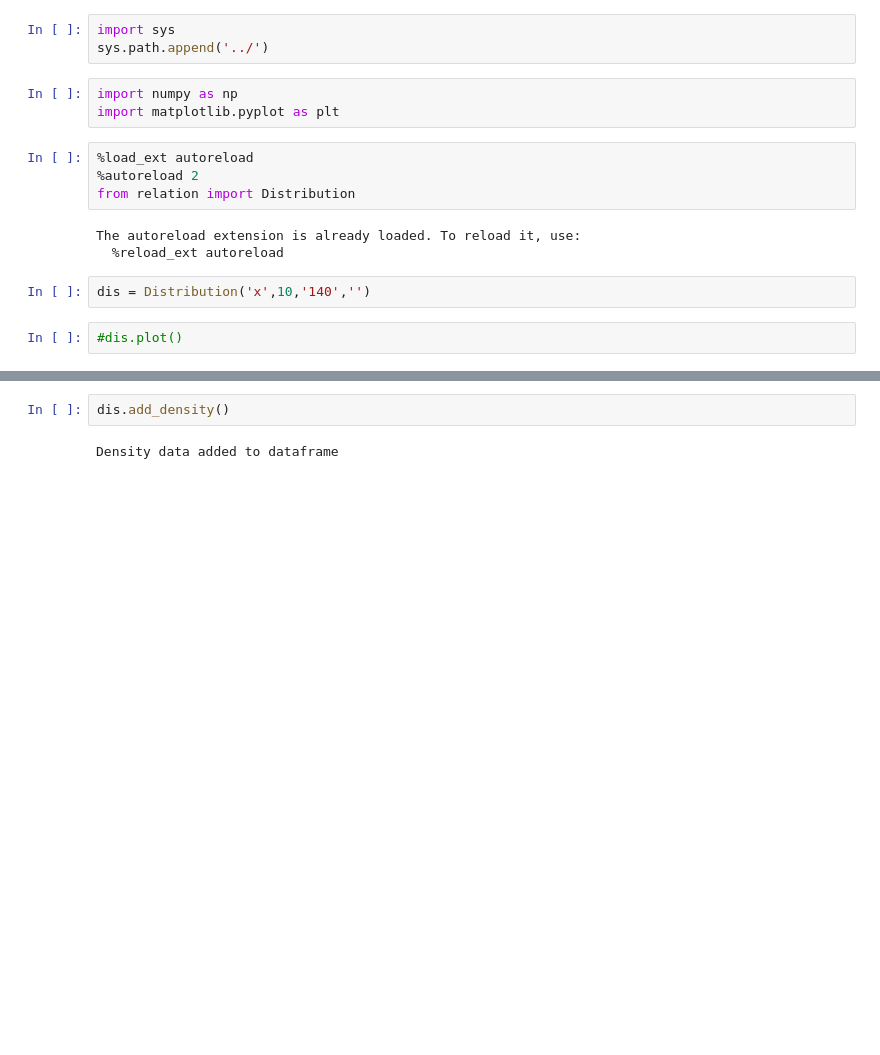
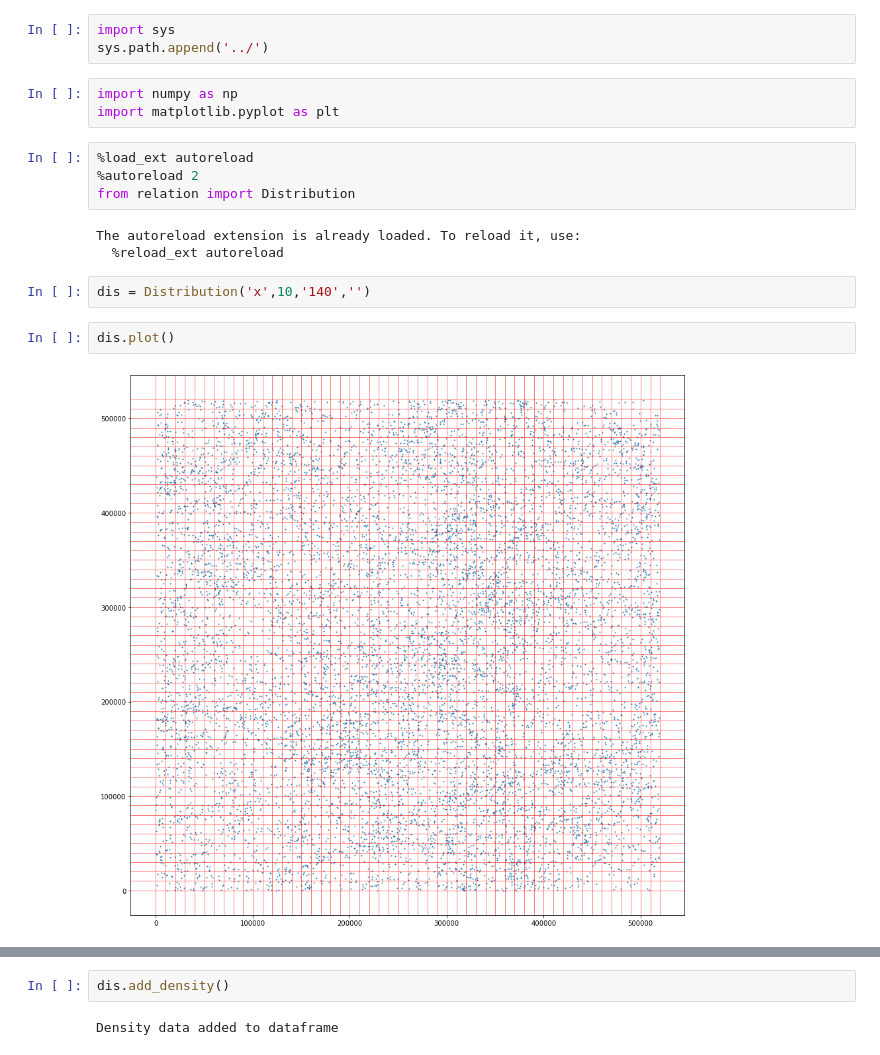
Before and after one commit to antolonappan/kSZscaler, a Jupyter notebook: Notebooks/dist.ipynb, the cells around one changed output, grey strips where cells are left out. Saved outputs shown, nothing was run; the diff lists cells and outputs as text; blank space fills up the shorter version.

```diff
--- a/Notebooks/dist.ipynb
+++ b/Notebooks/dist.ipynb
@@ -13,5 +13,7 @@ The autoreload extension is already loaded. To reload it, use:
   %reload_ext autoreload
 # %%
 dis = Distribution('x',10,'140','')
-# %%
-#dis.plot()
+# %%
+dis.plot()
+# %% [output]
+[figure, added]
```
Also changed, not shown: parts of 3 cells of this notebook, 1 other file.
